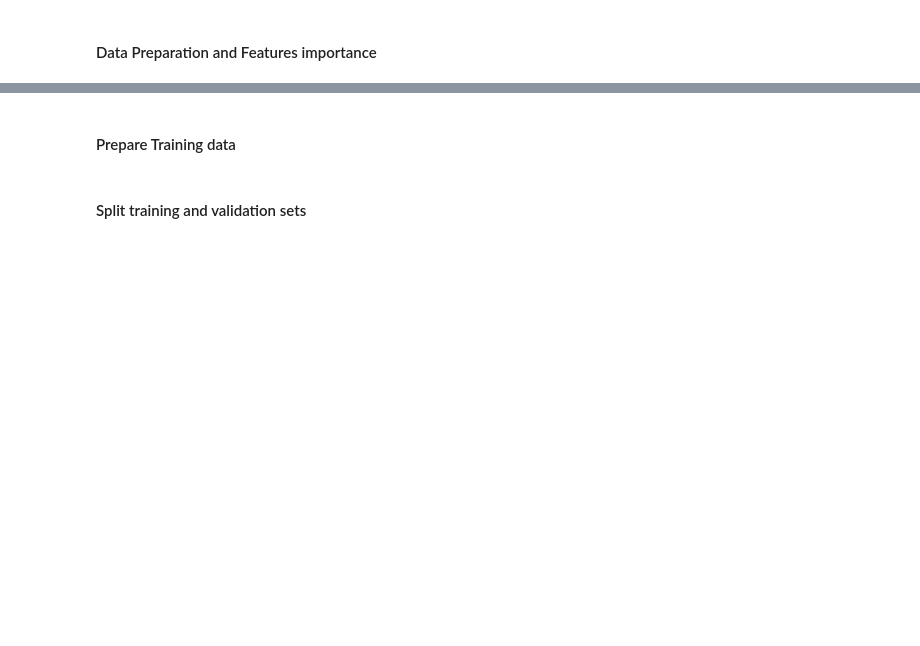
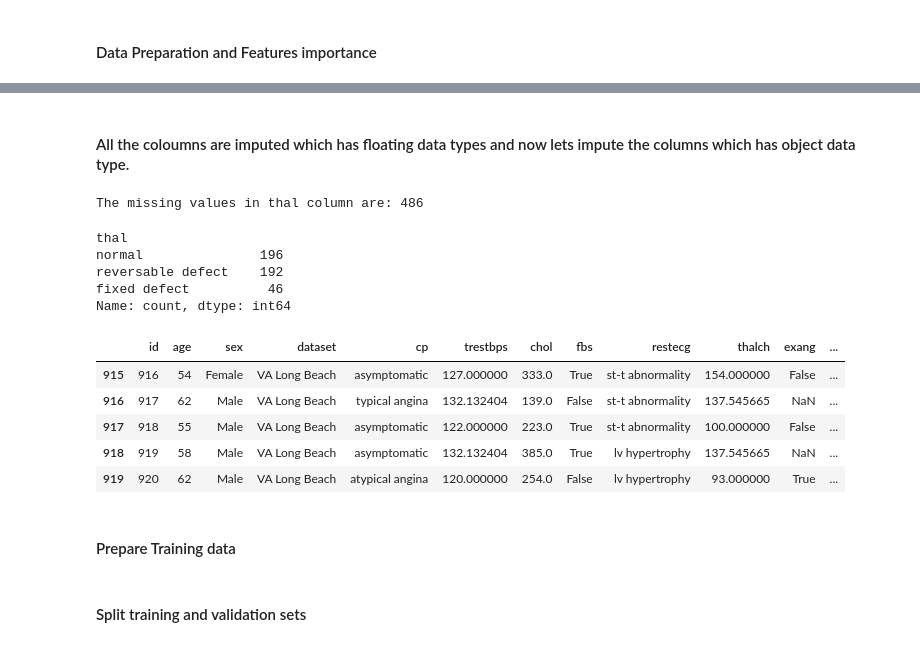
Before and after one commit to Andrianarimanana/Aretim-po_Heart_Disease_Prediction, a Jupyter notebook: notebook.ipynb, the cells around one changed output, grey strips where cells are left out. Saved outputs shown, nothing was run; the diff lists cells and outputs as text; code cells hidden in the pictures; blank space fills up the shorter version.

```diff
--- a/notebook.ipynb
+++ b/notebook.ipynb
@@ -74,0 +230,13 @@ train_df.describe()
+# %%
+# Impute the missing values of trestbps column using iterative imputer
+# create an object of iteratvie imputer
+imputer1 = IterativeImputer(max_iter=10, random_state=42)
+
+# Fit the imputer on trestbps column
+imputer1.fit(train_df[['trestbps']])
+
+# Transform the data
+train_df['trestbps'] = imputer1.transform(train_df[['trestbps']])
+
+# Check the missing values in trestbps column
+print(f"Missing values in trestbps column: {train_df['trestbps'].isnull().sum()}")
@@ -74,0 +266,11 @@ train_df.describe()
+# %%
+# create an object of iterative imputer
+imputer2 = IterativeImputer(max_iter=10, random_state=42)
+
+# fit transform on ca,oldpeak, thal,chol and thalch columns
+train_df['ca'] = imputer2.fit_transform(train_df[['ca']])
+train_df['oldpeak']= imputer2.fit_transform(train_df[['oldpeak']])
+train_df['chol'] = imputer2.fit_transform(train_df[['chol']])
+train_df['thalch'] = imputer2.fit_transform(train_df[['thalch']])
+# let's check again for missing values
+(train_df.isnull().sum()/ len(train_df)* 100).sort_values(ascending=False)
@@ -75,3 +295,26 @@ train_df.describe()
+# %% [markdown]
+#### All the coloumns are imputed which has floating data types and now lets impute the columns which has object data type.
+# %%
+print(f"The missing values in thal column are: {train_df['thal'].isnull().sum()}")
+# %% [output]
+The missing values in thal column are: 486
+# %%
+train_df['thal'].value_counts()
+# %% [output]
+thal
+normal               196
+reversable defect    192
+fixed defect          46
+Name: count, dtype: int64
+# %%
+train_df.tail()
+# %% [output]
+|  | id | age | sex | dataset | cp | trestbps | chol | fbs | restecg | thalch | exang | ... |
+| 915 | 916 | 54 | Female | VA Long Beach | asymptomatic | 127.000000 | 333.0 | True | st-t abnormality | 154.000000 | False | ... |
+| 916 | 917 | 62 | Male | VA Long Beach | typical angina | 132.132404 | 139.0 | False | st-t abnormality | 137.545665 | NaN | ... |
+| 917 | 918 | 55 | Male | VA Long Beach | asymptomatic | 122.000000 | 223.0 | True | st-t abnormality | 100.000000 | False | ... |
+| 918 | 919 | 58 | Male | VA Long Beach | asymptomatic | 132.132404 | 385.0 | True | lv hypertrophy | 137.545665 | NaN | ... |
+| 919 | 920 | 62 | Male | VA Long Beach | atypical angina | 120.000000 | 254.0 | False | lv hypertrophy | 93.000000 | True | ... |
 # %% [markdown]
 #### Prepare Training data
 # %%
```
Also changed, not shown: parts of 31 cells of this notebook, 4 other files.
